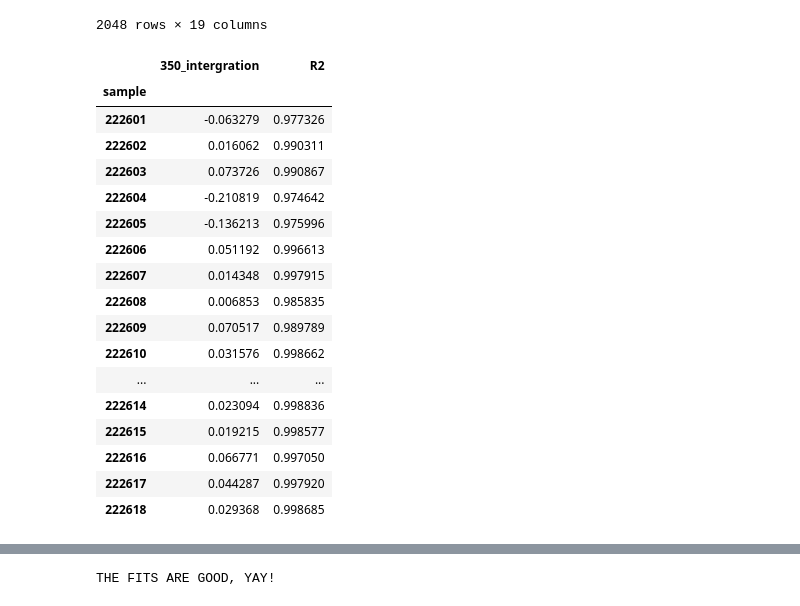
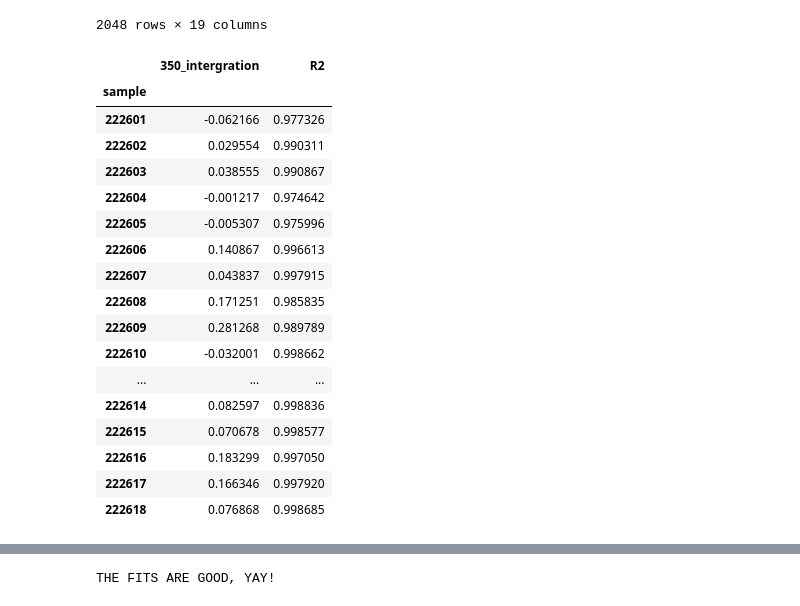
Before and after one commit to Hanna-the-explorer/NASA_Jupyter_Projects, a Jupyter notebook: DATA_Processing_codes/CDOM_DATA_PROCESS.ipynb, the cells around one changed output, grey strips where cells are left out. Cells and saved outputs as stored; diff of their text form; code cells hidden in the pictures.

```diff
--- a/DATA_Processing_codes/CDOM_DATA_PROCESS.ipynb
+++ b/DATA_Processing_codes/CDOM_DATA_PROCESS.ipynb
@@ -876,54 +893,76 @@ for (columnName, columnData) in df.iteritems():
     #set some innital guesses to the curve fit
     pams = (1, .001, 0)
 
-    #set the max evaluations
-    maxfev = 99999999
-
     #here we do an expodental fit for just the data where we expect there to de no inflection
     #aka, what the regression would be without the inflection
     params, cv = curve_fit(exp_equation, xdata_r, ydata_r, p0=pams, maxfev = maxfev)
     a, s, b = params
 
     #here we calculate the R squared of that regressions fit
     squaredDiffs = np.square(ydata_r - exp_equation(xdata_r, a, s, b))
     squaredDiffsFromMean = np.square(ydata_r - np.mean(ydata_r))
     rSquared = 1 - np.sum(squaredDiffs) / np.sum(squaredDiffsFromMean)
 
     #here we take the differance of the accual data and the regressions fit that dident have that data
     diffs = ydata - exp_equation(xdata, a, s, b)
 
+    #here we normalize the data
+    diffs = (diffs - np.min(diffs)) / (np.max(diffs) - np.min(diffs))
+
+    #here we flaten the data
+    y1 = xdata[0]
+    y2 = xdata[273]
+    x1 = diffs[0]
+    x2 = diffs[273]
+    m = (x2 - x1)/(y2 - y1)
+    mx = m * y1
+    b = x1 - mx
+
+    diffs = diffs - ((m*xdata)+b)
+
     #here we calculate the intigral
     inter = scipy.integrate.simps(ydata, x=diffs, even='avg')
+
+    #plt.plot(xdata, diffs, 'ko', label='data')
+    #plt.plot(xdata, gauss(xdata, *gauss_fit(xdata, diffs)), '--r', label='fit')
+    #plt.show()
+    #print('The offset of the gaussian baseline is', gaus_baseline)
+    #print('The center of the gaussian fit is', center_gaus)
+    #print('The sigma of the gaussian fit is', sigma)
+    #print('The maximum intensity of the gaussian fit is', H + A)
+    #print('The Amplitude of the gaussian fit is', A)
+    #print('The FWHM of the gaussian fit is', FWHM)
 
     #here we define some columns for a new data frame with the sample, the R2, and the diffs intigral
     dict = {'sample':[columnName],
         '350_intergration':[inter],
         'R2':[rSquared]}
     diff = pd.DataFrame(dict)
 
     #here we set the index and append the data together
     diffs = diff.set_index('sample', drop=True)
     Frames.append(diffs) # adds the new col from each scan to a part of frames
 
+
 diffs = pd.concat(Frames, axis=0, ignore_index=False) # adds all the things in the frame together to make a new df
 diffs = diffs.drop('wl') # drops the wl col
 diffs
 # %% [output]
 |  | 350_intergration | R2 |
 | sample |  |  |
-| 222601 | -0.063279 | 0.977326 |
-| 222602 | 0.016062 | 0.990311 |
-| 222603 | 0.073726 | 0.990867 |
-| 222604 | -0.210819 | 0.974642 |
-| 222605 | -0.136213 | 0.975996 |
-| 222606 | 0.051192 | 0.996613 |
-| 222607 | 0.014348 | 0.997915 |
-| 222608 | 0.006853 | 0.985835 |
-| 222609 | 0.070517 | 0.989789 |
-| 222610 | 0.031576 | 0.998662 |
+| 222601 | -0.062166 | 0.977326 |
+| 222602 | 0.029554 | 0.990311 |
+| 222603 | 0.038555 | 0.990867 |
+| 222604 | -0.001217 | 0.974642 |
+| 222605 | -0.005307 | 0.975996 |
+| 222606 | 0.140867 | 0.996613 |
+| 222607 | 0.043837 | 0.997915 |
+| 222608 | 0.171251 | 0.985835 |
+| 222609 | 0.281268 | 0.989789 |
+| 222610 | -0.032001 | 0.998662 |
 | ... | ... | ... |
-| 222614 | 0.023094 | 0.998836 |
-| 222615 | 0.019215 | 0.998577 |
-| 222616 | 0.066771 | 0.997050 |
-| 222617 | 0.044287 | 0.997920 |
-| 222618 | 0.029368 | 0.998685 |
+| 222614 | 0.082597 | 0.998836 |
+| 222615 | 0.070678 | 0.998577 |
+| 222616 | 0.183299 | 0.997050 |
+| 222617 | 0.166346 | 0.997920 |
+| 222618 | 0.076868 | 0.998685 |
```
Also changed, not shown: parts of 18 cells of this notebook.
